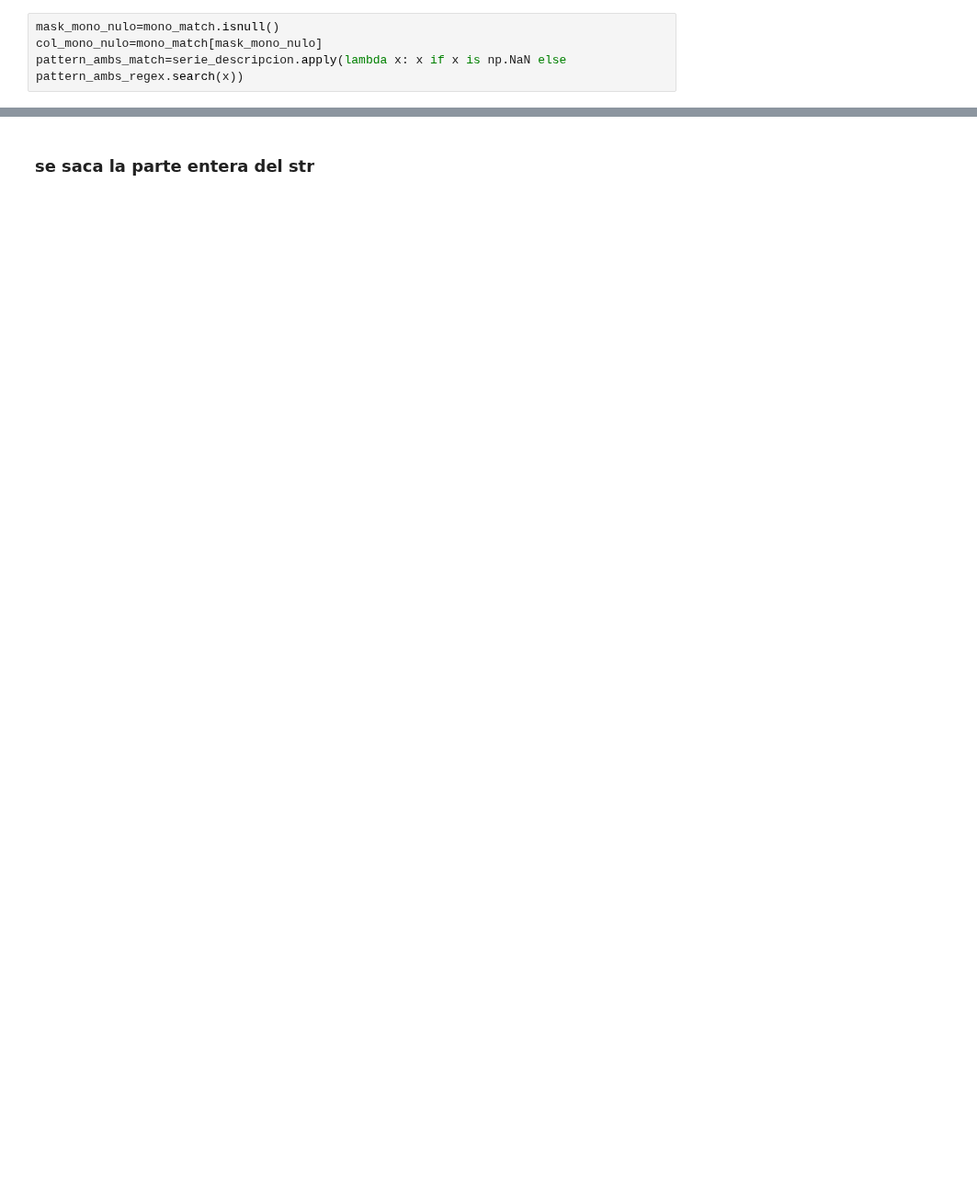
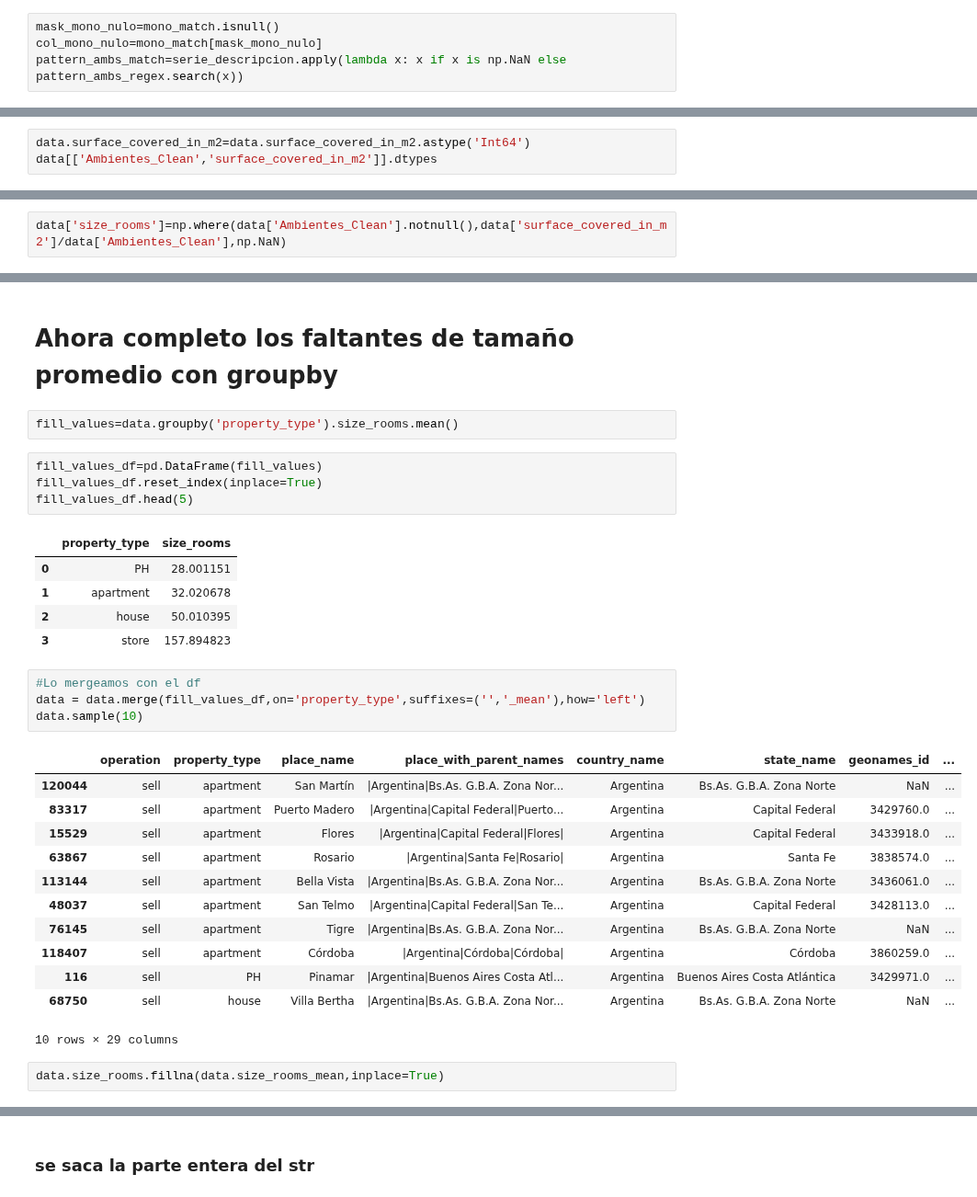
Before and after one commit to LuiosDyet/dh-ds-pi-1, a Jupyter notebook: superficie_limpia_columnas.ipynb, the cells around one changed output, grey strips where cells are left out. Shown at 92% size. Saved outputs shown, nothing was run; the diff lists cells and outputs as text; blank space fills up the shorter version.

Commit message:
Imputacion Rooms

```diff
--- a/superficie_limpia_columnas.ipynb
+++ b/superficie_limpia_columnas.ipynb
@@ -191,0 +318,3 @@ serie_rooms_clean.sample(5)
+# %%
+data.surface_covered_in_m2=data.surface_covered_in_m2.astype('Int64')
+data[['Ambientes_Clean','surface_covered_in_m2']].dtypes
@@ -191,0 +325,2 @@ serie_rooms_clean.sample(5)
+# %%
+data['size_rooms']=np.where(data['Ambientes_Clean'].notnull(),data['surface_covered_in_m2']/data['Ambientes_Clean'],np.NaN)
@@ -191,0 +343,33 @@ serie_rooms_clean.sample(5)
+# %% [markdown]
+# Ahora completo los faltantes de tamaño promedio con groupby
+# %%
+fill_values=data.groupby('property_type').size_rooms.mean()
+# %%
+fill_values_df=pd.DataFrame(fill_values)
+fill_values_df.reset_index(inplace=True)
+fill_values_df.head(5)
+# %% [output]
+|  | property_type | size_rooms |
+| 0 | PH | 28.001151 |
+| 1 | apartment | 32.020678 |
+| 2 | house | 50.010395 |
+| 3 | store | 157.894823 |
+# %%
+#Lo mergeamos con el df
+data = data.merge(fill_values_df,on='property_type',suffixes=('','_mean'),how='left')
+data.sample(10)
+# %% [output]
+|  | operation | property_type | place_name | place_with_parent_names | country_name | state_name | geonames_id | ... |
+| 120044 | sell | apartment | San Martín | |Argentina|Bs.As. G.B.A. Zona Nor... | Argentina | Bs.As. G.B.A. Zona Norte | NaN | ... |
+| 83317 | sell | apartment | Puerto Madero | |Argentina|Capital Federal|Puerto... | Argentina | Capital Federal | 3429760.0 | ... |
+| 15529 | sell | apartment | Flores | |Argentina|Capital Federal|Flores| | Argentina | Capital Federal | 3433918.0 | ... |
+| 63867 | sell | apartment | Rosario | |Argentina|Santa Fe|Rosario| | Argentina | Santa Fe | 3838574.0 | ... |
+| 113144 | sell | apartment | Bella Vista | |Argentina|Bs.As. G.B.A. Zona Nor... | Argentina | Bs.As. G.B.A. Zona Norte | 3436061.0 | ... |
+| 48037 | sell | apartment | San Telmo | |Argentina|Capital Federal|San Te... | Argentina | Capital Federal | 3428113.0 | ... |
+| 76145 | sell | apartment | Tigre | |Argentina|Bs.As. G.B.A. Zona Nor... | Argentina | Bs.As. G.B.A. Zona Norte | NaN | ... |
+| 118407 | sell | apartment | Córdoba | |Argentina|Córdoba|Córdoba| | Argentina | Córdoba | 3860259.0 | ... |
+| 116 | sell | PH | Pinamar | |Argentina|Buenos Aires Costa Atl... | Argentina | Buenos Aires Costa Atlántica | 3429971.0 | ... |
+| 68750 | sell | house | Villa Bertha | |Argentina|Bs.As. G.B.A. Zona Nor... | Argentina | Bs.As. G.B.A. Zona Norte | NaN | ... |
+10 rows × 29 columns
+# %%
+data.size_rooms.fillna(data.size_rooms_mean,inplace=True)
```
Also changed, not shown: parts of 60 cells of this notebook.
